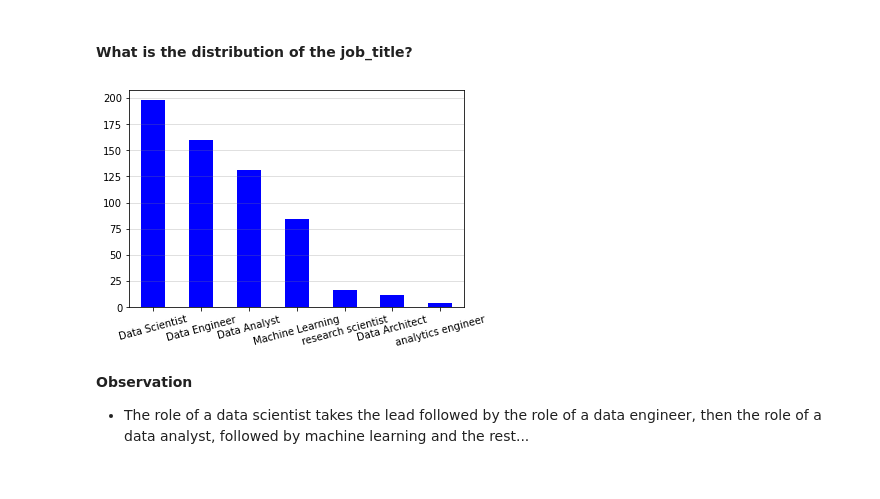
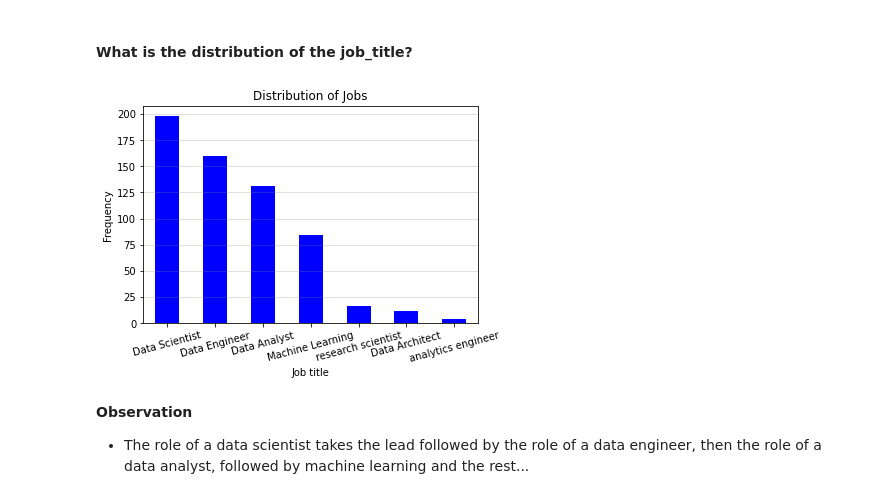
Before and after one commit to deelight-del/EDA_Data_science_salaries, a Jupyter notebook: EDA notebook.ipynb, the cells around one changed output. Cells and saved outputs as stored; diff of their text form; code cells hidden in the pictures.

```diff
--- a/EDA notebook.ipynb
+++ b/EDA notebook.ipynb
@@ -633,9 +643,12 @@ plt.grid(axis = "y", color = "grey", alpha = 0.3);
 # %%
 df_clean["job_title"].value_counts().plot(kind = "bar", color = "b")
 plt.grid(axis = "y", color = "grey", alpha = 0.3)
-plt.xticks(rotation = 15);
+plt.xticks(rotation = 15)
+plt.xlabel("Job title")
+plt.ylabel("Frequency")
+plt.title("Distribution of Jobs");
 # %% [output]
-[figure, old version]
+[figure, new version]
 # %% [markdown]
 **Observation**
 - The role of a data scientist takes the lead followed by the role of a data engineer, then the role of a data analyst, followed by machine learning and the rest...
```
Also changed, not shown: parts of 15 cells of this notebook.
